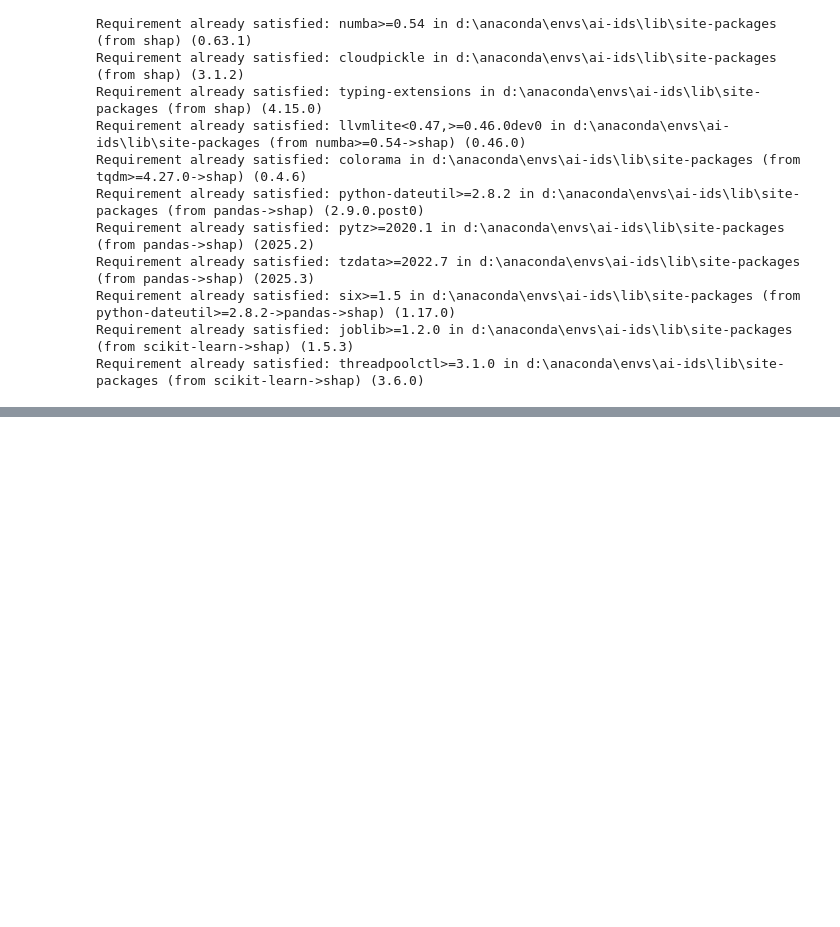
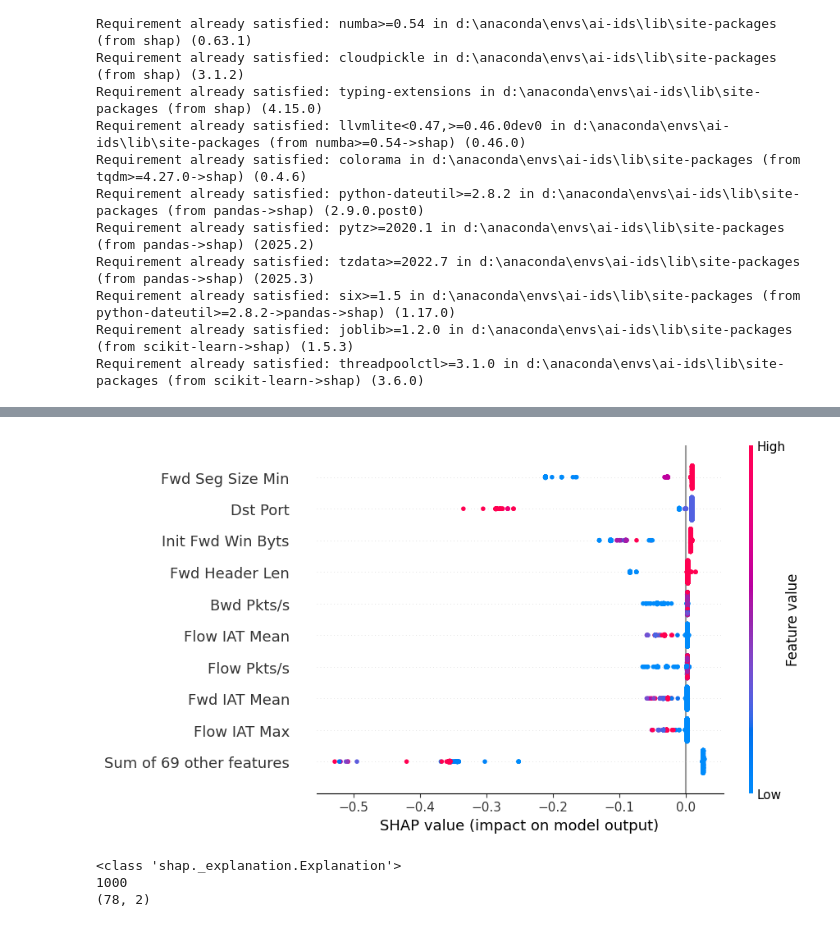
Before and after one commit to harsh27004/ai-ids, a Jupyter notebook: notebooks/xai_shap.ipynb, the cells around one changed output, grey strips where cells are left out. Cells and saved outputs as stored; diff of their text form; code cells hidden in the pictures; blank space fills up the shorter version.

```diff
--- a/notebooks/xai_shap.ipynb
+++ b/notebooks/xai_shap.ipynb
@@ -43,0 +65,26 @@ AssertionError: The shape of the shap_values matrix does not match the shape of
+# %%
+import pandas as pd
+
+# Convert scaled data back to DataFrame
+X_scaled_df = pd.DataFrame(
+    X_scaled,
+    columns=X.columns
+)
+sample_df = X_scaled_df.sample(500, random_state=42)
+# %%
+sample_df = X_scaled_df.iloc[:1000]
+
+explainer = shap.Explainer(rf, sample_df)
+shap_values = explainer(sample_df)
+
+shap.plots.beeswarm(shap_values[:, :, 1])
+# %% [output]
+[figure, added]
+# %%
+print(type(shap_values))
+print(len(shap_values))
+print(shap_values[0].shape)
+# %% [output]
+<class 'shap._explanation.Explanation'>
+1000
+(78, 2)
```
Also changed, not shown: parts of 5 cells of this notebook, 2 other files.
